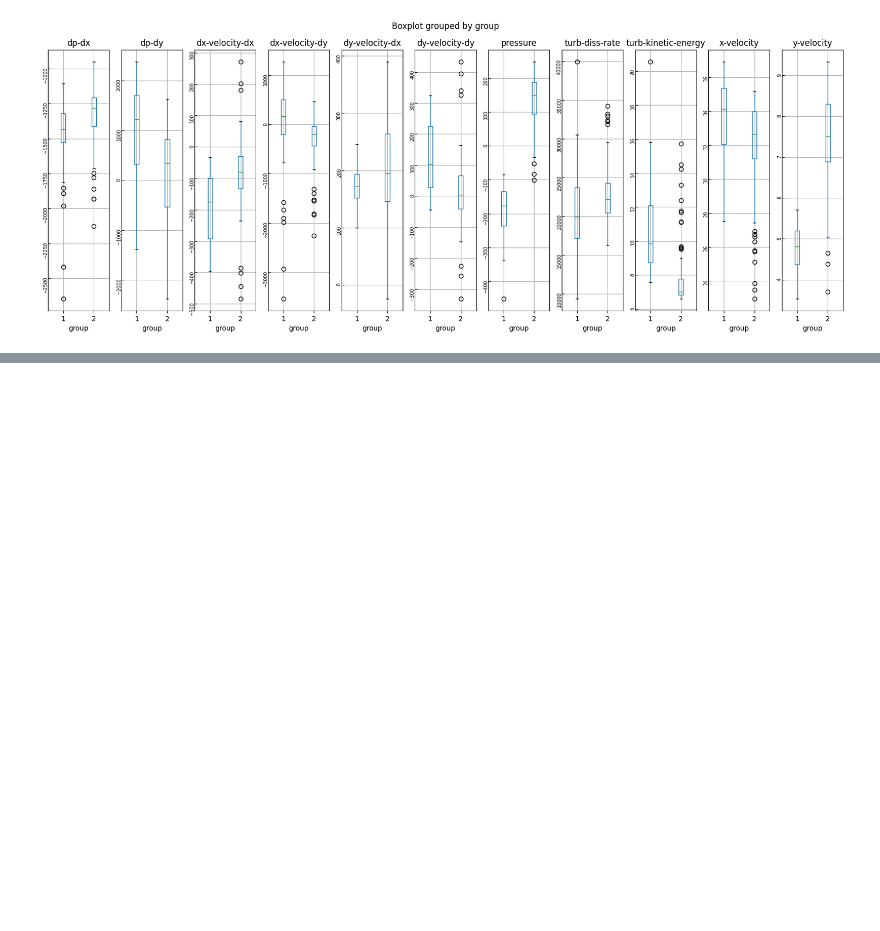
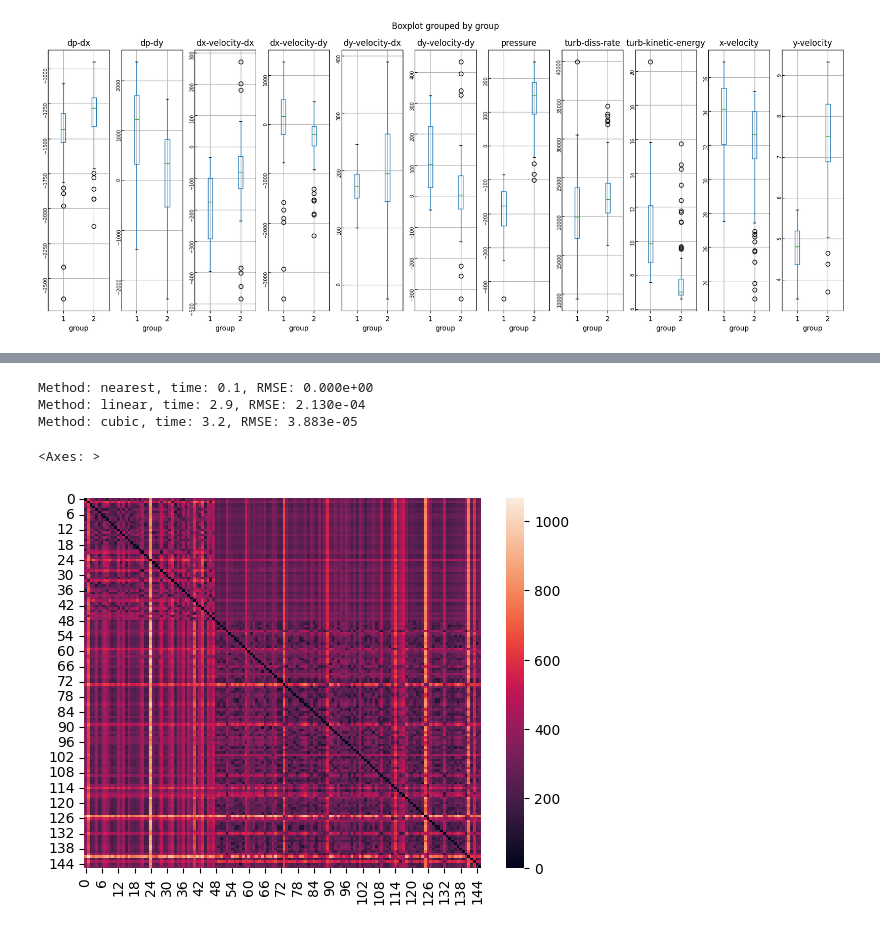
Before and after one commit to MarcelloCeresini/Thesis, a Jupyter notebook: src/analysis/meshComplete_analysis.ipynb, the cells around one changed output, grey strips where cells are left out. Saved outputs shown, nothing was run; the diff lists cells and outputs as text; code cells hidden in the pictures; blank space fills up the shorter version.

```diff
--- a/src/analysis/meshComplete_analysis.ipynb
+++ b/src/analysis/meshComplete_analysis.ipynb
@@ -158,0 +177,62 @@ boxplot_by(label_info, "split")
+# %%
+from scipy.interpolate import griddata
+from time import time
+
+mesh_1_points = meshComplete_objs[0].face_center_positions[:,:2]
+mesh_1_values = meshComplete_objs[0].face_center_labels["pressure"].values
+mesh_2_points = meshComplete_objs[0].face_center_positions[:,:2]
+# %%
+for method in ["nearest", "linear", "cubic"]:
+    tic=time()
+    mesh_2_interpolated_values = griddata(
+        points=mesh_1_points,
+        values=mesh_1_values,
+        xi=mesh_2_points,
+        method=method,
+    )
+
+    loss = np.sqrt(np.sum(np.square(meshComplete_objs[0].face_center_labels["pressure"].values - mesh_2_interpolated_values)))
+    print(f"Method: {method}, time: {time()-tic:.1f}, RMSE: {loss:.3e}")
+# %% [output]
+Method: nearest, time: 0.1, RMSE: 0.000e+00
+Method: linear, time: 2.9, RMSE: 2.130e-04
+Method: cubic, time: 3.2, RMSE: 3.883e-05
+# %%
+def get_loss_matrix(meshComplete_objs, label, normalized=False, relative=False):
+    n_meshes = len(meshComplete_objs)
+    loss_matrix = np.zeros((n_meshes, n_meshes))
+
+    for i, j in itertools.product(range(n_meshes), range(n_meshes)):
+            mesh_1_points = meshComplete_objs[i].face_center_positions[:,:2]
+            mesh_1_values = meshComplete_objs[i].face_center_labels[label].values
+
+            if normalized: # FIXME: normalization should be label-wise (ex. pressure should be maybe centered around 1atm with std=1?)
+                mesh_1_values /= np.max(mesh_1_values)
+
+            mesh_2_points = meshComplete_objs[j].face_center_positions[:,:2]
+
+            # griddata (in linear mode) creates Delaunay triangles from "points" and then interpolates to each point in xi from the 3 vertices that enclose it.
+            mesh_2_interpolated_values = griddata(
+                points=mesh_1_points,
+                values=mesh_1_values,
+                xi=mesh_2_points,
+                method="nearest",
+            )
+
+            loss = np.sqrt(np.mean(np.square(
+                meshComplete_objs[j].face_center_labels[label].values - mesh_2_interpolated_values
+            )))
+
+            if relative:
+                loss /= np.sqrt(np.mean(np.square(meshComplete_objs[j].face_center_labels[label].values)))
+
+            loss_matrix[i,j] = loss
+
+    return loss_matrix
+# %%
+pressure_loss_matrix = get_loss_matrix(meshComplete_objs, "pressure")
+# %%
+sns.heatmap(pressure_loss_matrix)
+# %% [output]
+<Axes: >
+[figure, added]
```
Also changed, not shown: parts of 25 cells of this notebook, 4 other files.
